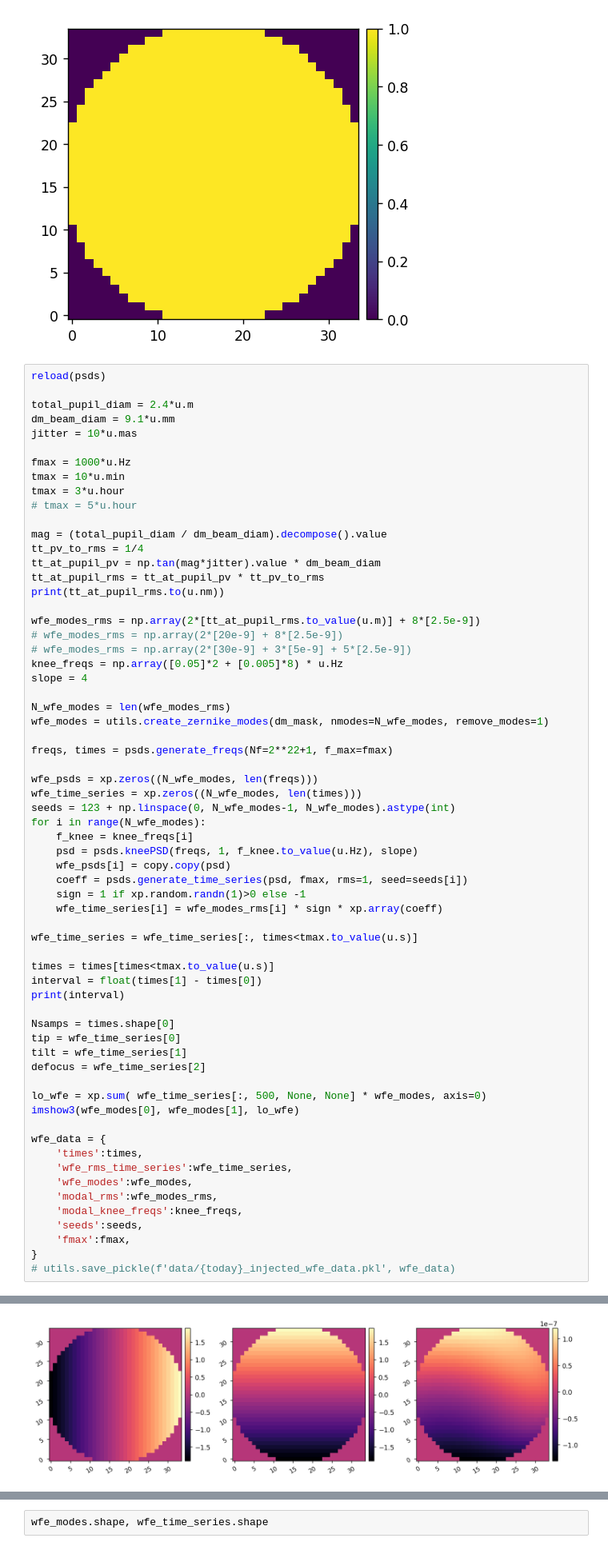
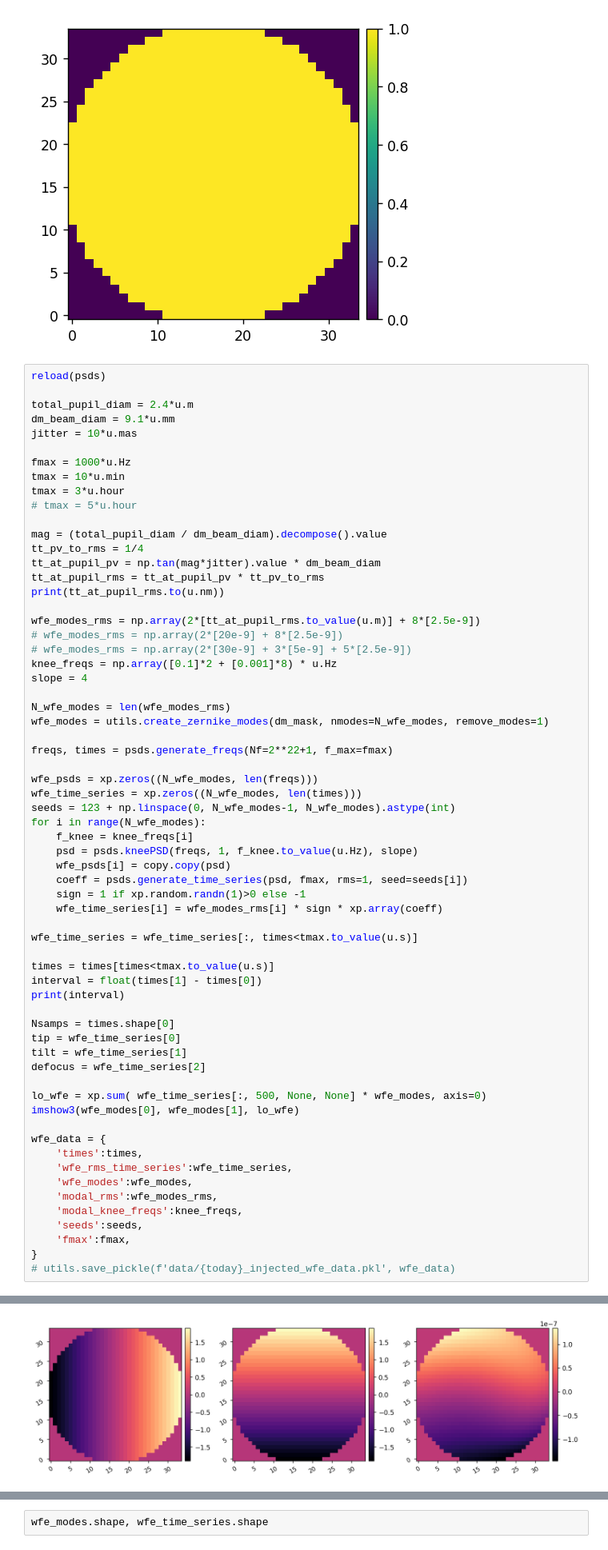
Before and after one commit to kian1377/scoob-llowfsc, a Jupyter notebook: exp-notebooks/inject_wfe.ipynb, the cells around one changed output, grey strips where cells are left out. Shown at 80% size. Cells and saved outputs as stored; diff of their text form.

```diff
--- a/exp-notebooks/inject_wfe.ipynb
+++ b/exp-notebooks/inject_wfe.ipynb
@@ -69,7 +72,7 @@ print(tt_at_pupil_rms.to(u.nm))
 wfe_modes_rms = np.array(2*[tt_at_pupil_rms.to_value(u.m)] + 8*[2.5e-9])
 # wfe_modes_rms = np.array(2*[20e-9] + 8*[2.5e-9])
 # wfe_modes_rms = np.array(2*[30e-9] + 3*[5e-9] + 5*[2.5e-9])
-knee_freqs = np.array([0.05]*2 + [0.005]*8) * u.Hz
+knee_freqs = np.array([0.1]*2 + [0.001]*8) * u.Hz
 slope = 4
 
 N_wfe_modes = len(wfe_modes_rms)
@@ -88,34 +91,34 @@ for i in range(N_wfe_modes):
     sign = 1 if xp.random.randn(1)>0 else -1
     wfe_time_series[i] = wfe_modes_rms[i] * sign * xp.array(coeff)
 
 wfe_time_series = wfe_time_series[:, times<tmax.to_value(u.s)]
 
 times = times[times<tmax.to_value(u.s)]
 interval = float(times[1] - times[0])
 print(interval)
 
 Nsamps = times.shape[0]
 tip = wfe_time_series[0]
 tilt = wfe_time_series[1]
 defocus = wfe_time_series[2]
 
 lo_wfe = xp.sum( wfe_time_series[:, 500, None, None] * wfe_modes, axis=0)
 imshow3(wfe_modes[0], wfe_modes[1], lo_wfe)
 
 wfe_data = {
     'times':times,
     'wfe_rms_time_series':wfe_time_series,
     'wfe_modes':wfe_modes,
     'modal_rms':wfe_modes_rms,
     'modal_knee_freqs':knee_freqs,
     'seeds':seeds,
     'fmax':fmax,
 }
 # utils.save_pickle(f'data/{today}_injected_wfe_data.pkl', wfe_data)
 # %% [output]
 29.0888208681574 nm
 0.0005
-[figure, old version]
+[figure, new version]
 # %%
 reload(psds)
 i = 0
```
Also changed, not shown: parts of 4 cells of this notebook, 3 other files.
